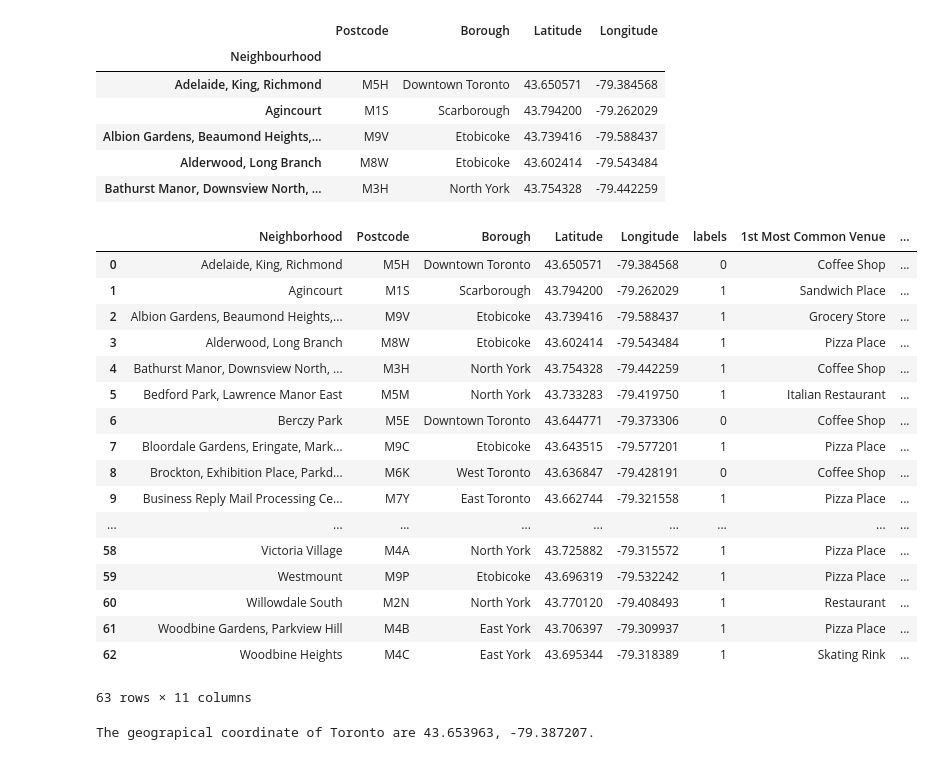
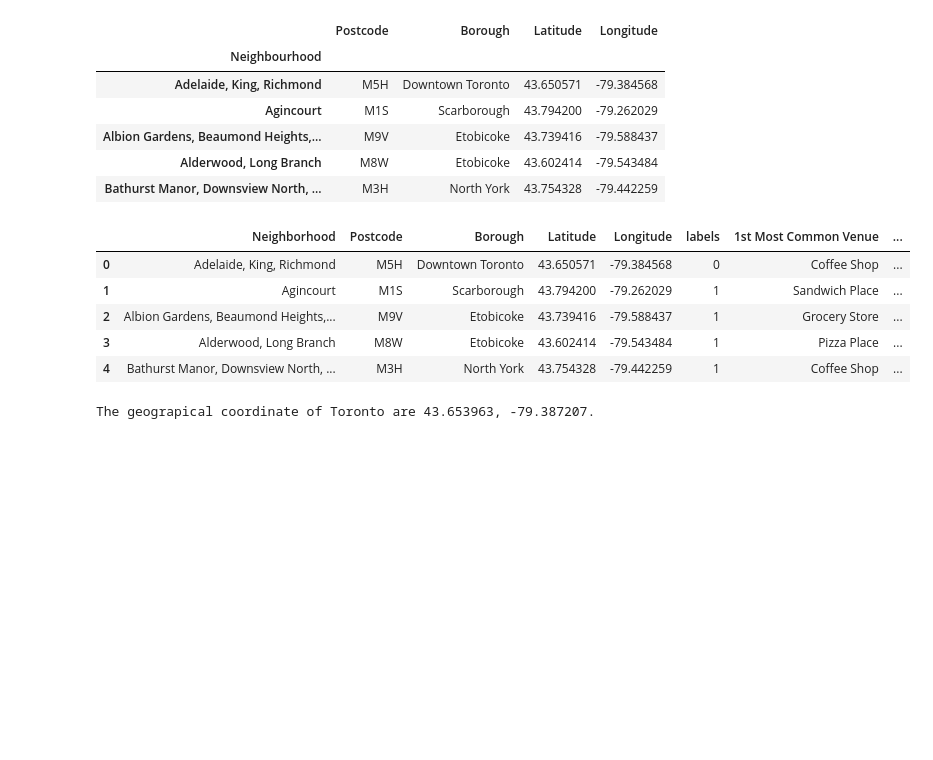
Before and after one commit to devshah96/Capstone-IBM-Data-Science, a Jupyter notebook: Capstone.ipynb, the cells around one changed output. Cells and saved outputs as stored; diff of their text form; code cells hidden in the pictures; blank space fills up the shorter version.

```diff
--- a/Capstone.ipynb
+++ b/Capstone.ipynb
@@ -298,26 +314,15 @@ final_df.reset_index(inplace=True)
 final_df.columns=['Neighborhood','Postcode','Borough','Latitude','Longitude']
 # %%
 final_df['labels'] = kmeans.labels_
-pd.merge(final_df,neighborhoods_venues_sorted,on='Neighborhood')
+merged_df = pd.merge(final_df,neighborhoods_venues_sorted,on='Neighborhood')
+merged_df.head()
 # %% [output]
 |  | Neighborhood | Postcode | Borough | Latitude | Longitude | labels | 1st Most Common Venue | ... |
 | 0 | Adelaide, King, Richmond | M5H | Downtown Toronto | 43.650571 | -79.384568 | 0 | Coffee Shop | ... |
 | 1 | Agincourt | M1S | Scarborough | 43.794200 | -79.262029 | 1 | Sandwich Place | ... |
 | 2 | Albion Gardens, Beaumond Heights,... | M9V | Etobicoke | 43.739416 | -79.588437 | 1 | Grocery Store | ... |
 | 3 | Alderwood, Long Branch | M8W | Etobicoke | 43.602414 | -79.543484 | 1 | Pizza Place | ... |
 | 4 | Bathurst Manor, Downsview North, ... | M3H | North York | 43.754328 | -79.442259 | 1 | Coffee Shop | ... |
-| 5 | Bedford Park, Lawrence Manor East | M5M | North York | 43.733283 | -79.419750 | 1 | Italian Restaurant | ... |
-| 6 | Berczy Park | M5E | Downtown Toronto | 43.644771 | -79.373306 | 0 | Coffee Shop | ... |
-| 7 | Bloordale Gardens, Eringate, Mark... | M9C | Etobicoke | 43.643515 | -79.577201 | 1 | Pizza Place | ... |
-| 8 | Brockton, Exhibition Place, Parkd... | M6K | West Toronto | 43.636847 | -79.428191 | 0 | Coffee Shop | ... |
-| 9 | Business Reply Mail Processing Ce... | M7Y | East Toronto | 43.662744 | -79.321558 | 1 | Pizza Place | ... |
-| ... | ... | ... | ... | ... | ... | ... | ... | ... |
-| 58 | Victoria Village | M4A | North York | 43.725882 | -79.315572 | 1 | Pizza Place | ... |
-| 59 | Westmount | M9P | Etobicoke | 43.696319 | -79.532242 | 1 | Pizza Place | ... |
-| 60 | Willowdale South | M2N | North York | 43.770120 | -79.408493 | 1 | Restaurant | ... |
-| 61 | Woodbine Gardens, Parkview Hill | M4B | East York | 43.706397 | -79.309937 | 1 | Pizza Place | ... |
-| 62 | Woodbine Heights | M4C | East York | 43.695344 | -79.318389 | 1 | Skating Rink | ... |
-63 rows × 11 columns
 # %%
 #fetching the coordinates of Toronto using the geopy library
 address = 'Toronto, Ontario'
```
Also changed, not shown: parts of 6 cells of this notebook.
